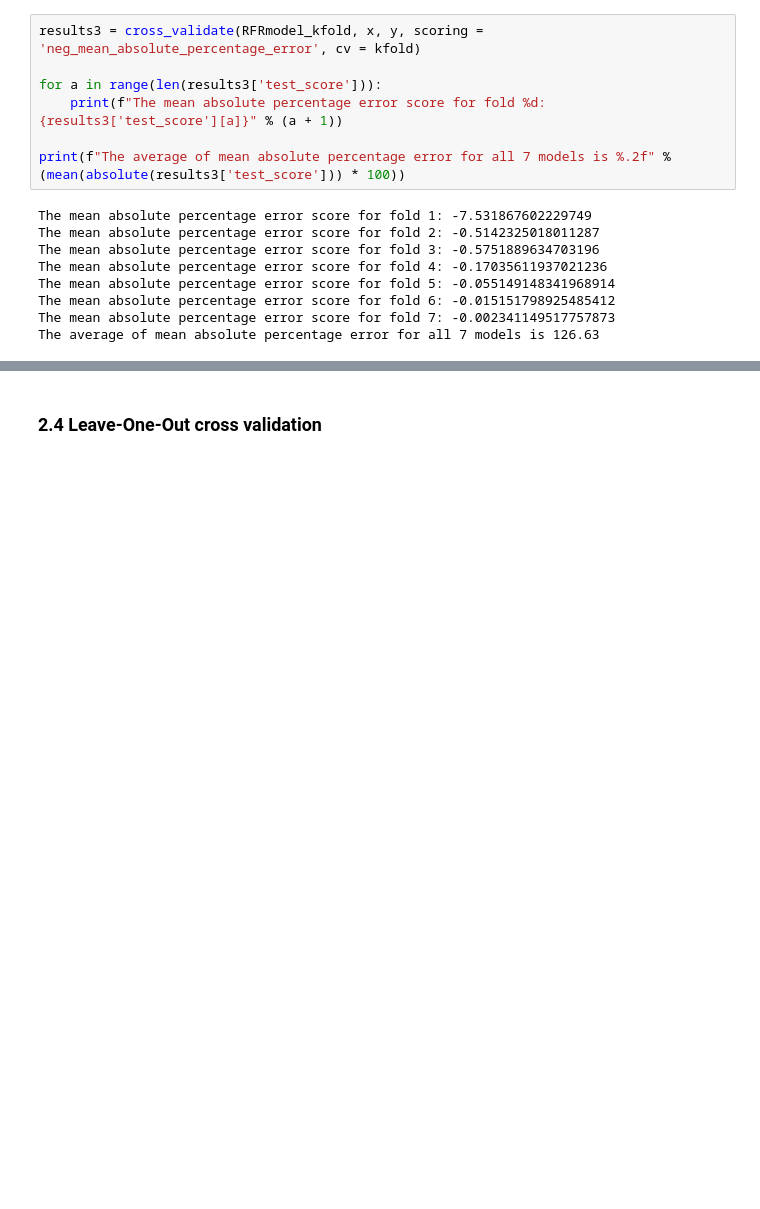
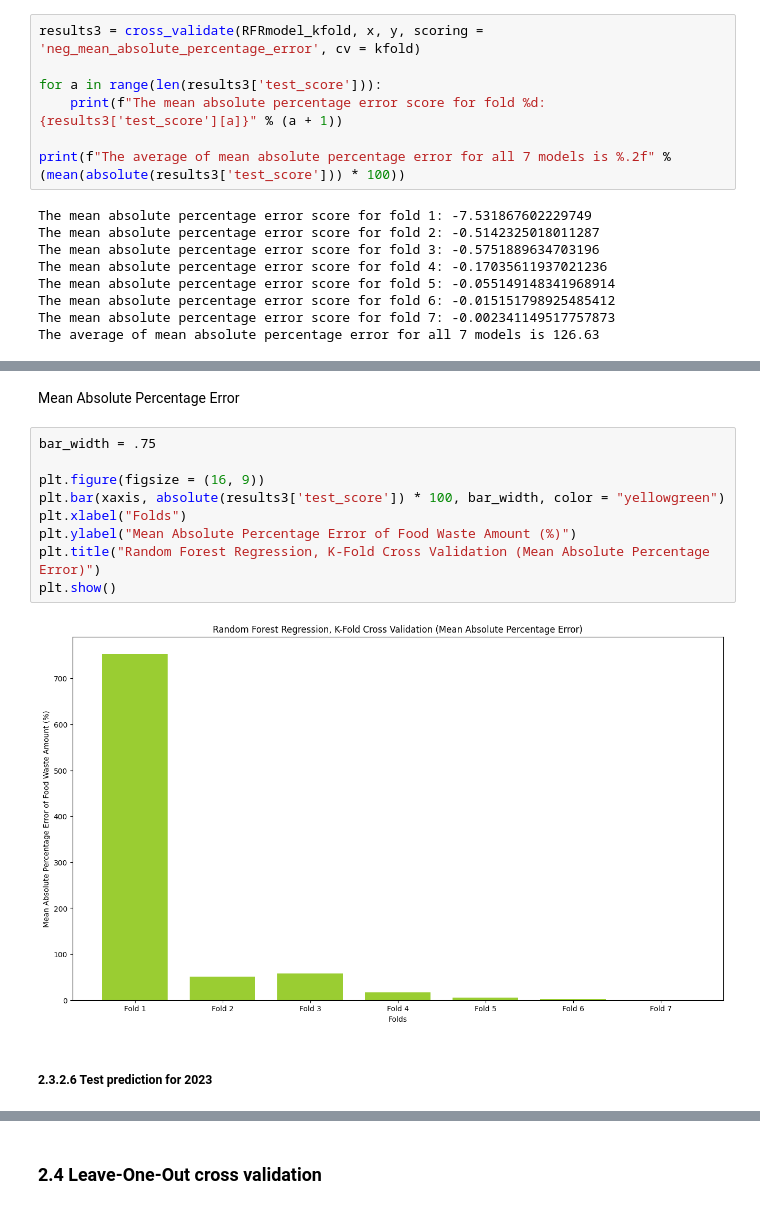
Before and after one commit to cajuon/RFR-on-Predicting-Food-Waste-Amount, a Jupyter notebook: random-forest-regression.ipynb, the cells around one changed output, grey strips where cells are left out. Drawn from its saved outputs; the diff is of its cells as text; blank space fills up the shorter version.

```diff
--- a/random-forest-regression.ipynb
+++ b/random-forest-regression.ipynb
@@ -560,0 +770,15 @@ The average of mean absolute percentage error for all 7 models is 126.63
+# %% [markdown]
+Mean Absolute Percentage Error
+# %%
+bar_width = .75
+
+plt.figure(figsize = (16, 9))
+plt.bar(xaxis, absolute(results3['test_score']) * 100, bar_width, color = "yellowgreen")
+plt.xlabel("Folds")
+plt.ylabel("Mean Absolute Percentage Error of Food Waste Amount (%)")
+plt.title("Random Forest Regression, K-Fold Cross Validation (Mean Absolute Percentage Error)")
+plt.show()
+# %% [output]
+[figure, added]
+# %% [markdown]
+##### 2.3.2.6 Test prediction for 2023
```
Also changed, not shown: parts of 109 cells of this notebook.
